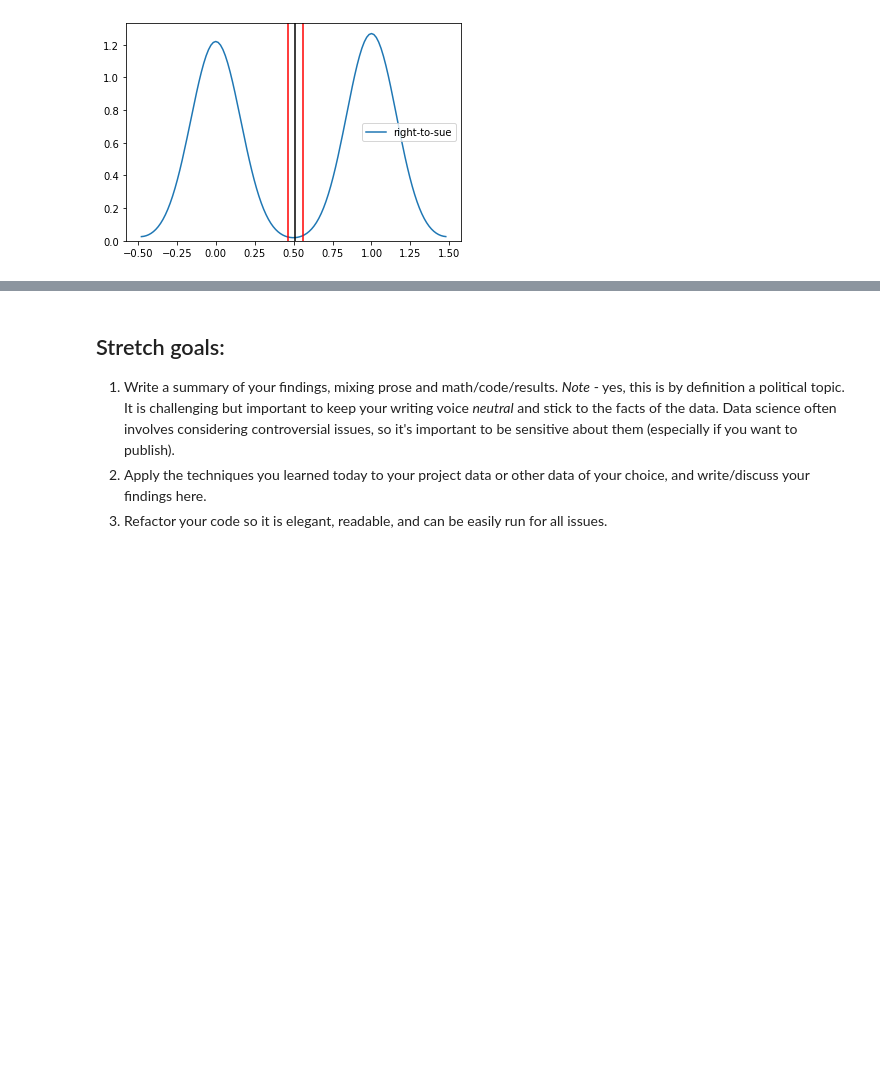
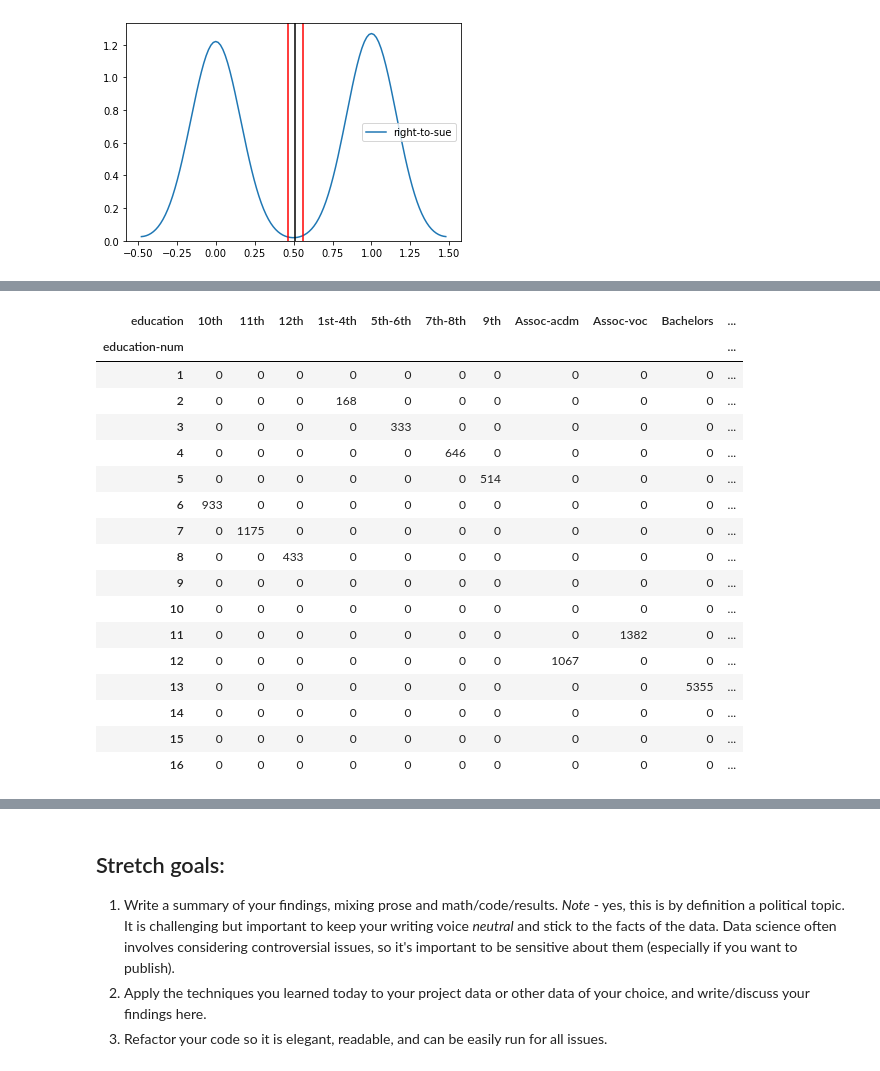
Before and after one commit to bloominstituteoftechnology/DS-Unit-1-Sprint-2-Statistics, a Jupyter notebook: Mike_Smith_LS_DS_122_Sampling_Confidence_Intervals_and_Hypothesis_Testing_Assignment.ipynb, the cells around one changed output, grey strips where cells are left out. Drawn from its saved outputs; the diff is of its cells as text; code cells hidden in the pictures; blank space fills up the shorter version.

```diff
--- a/Mike_Smith_LS_DS_122_Sampling_Confidence_Intervals_and_Hypothesis_Testing_Assignment.ipynb
+++ b/Mike_Smith_LS_DS_122_Sampling_Confidence_Intervals_and_Hypothesis_Testing_Assignment.ipynb
@@ -141,0 +159,9 @@ plt.axvline(x=CI[0], color='black'); #mean
+# %%
+# Chi-squared tests:
+# Take a dataset that we have used in the past in class that has categorical variables. Pick two of those
+# categorical variables and run a chi-squared tests on that data
+# By hand using Numpy
+# In a single line using Scipy
+
+#non-numeric = categorical
+df_chi = pd.read_csv('https://raw.githubusercontent.com/ryanleeallred/datasets/master/adult.csv')
@@ -141,0 +193,22 @@ plt.axvline(x=CI[0], color='black'); #mean
+# %%
+#this crosstab confirms that 1 value from education-num matches on value from education column.
+pd.crosstab(df_chi['education-num'], df_chi['education'])
+# %% [output]
+| education | 10th | 11th | 12th | 1st-4th | 5th-6th | 7th-8th | 9th | Assoc-acdm | Assoc-voc | Bachelors | ... |
+| education-num |  |  |  |  |  |  |  |  |  |  | ... |
+| 1 | 0 | 0 | 0 | 0 | 0 | 0 | 0 | 0 | 0 | 0 | ... |
+| 2 | 0 | 0 | 0 | 168 | 0 | 0 | 0 | 0 | 0 | 0 | ... |
+| 3 | 0 | 0 | 0 | 0 | 333 | 0 | 0 | 0 | 0 | 0 | ... |
+| 4 | 0 | 0 | 0 | 0 | 0 | 646 | 0 | 0 | 0 | 0 | ... |
+| 5 | 0 | 0 | 0 | 0 | 0 | 0 | 514 | 0 | 0 | 0 | ... |
+| 6 | 933 | 0 | 0 | 0 | 0 | 0 | 0 | 0 | 0 | 0 | ... |
+| 7 | 0 | 1175 | 0 | 0 | 0 | 0 | 0 | 0 | 0 | 0 | ... |
+| 8 | 0 | 0 | 433 | 0 | 0 | 0 | 0 | 0 | 0 | 0 | ... |
+| 9 | 0 | 0 | 0 | 0 | 0 | 0 | 0 | 0 | 0 | 0 | ... |
+| 10 | 0 | 0 | 0 | 0 | 0 | 0 | 0 | 0 | 0 | 0 | ... |
+| 11 | 0 | 0 | 0 | 0 | 0 | 0 | 0 | 0 | 1382 | 0 | ... |
+| 12 | 0 | 0 | 0 | 0 | 0 | 0 | 0 | 1067 | 0 | 0 | ... |
+| 13 | 0 | 0 | 0 | 0 | 0 | 0 | 0 | 0 | 0 | 5355 | ... |
+| 14 | 0 | 0 | 0 | 0 | 0 | 0 | 0 | 0 | 0 | 0 | ... |
+| 15 | 0 | 0 | 0 | 0 | 0 | 0 | 0 | 0 | 0 | 0 | ... |
+| 16 | 0 | 0 | 0 | 0 | 0 | 0 | 0 | 0 | 0 | 0 | ... |
```
Also changed, not shown: parts of 12 cells of this notebook.
